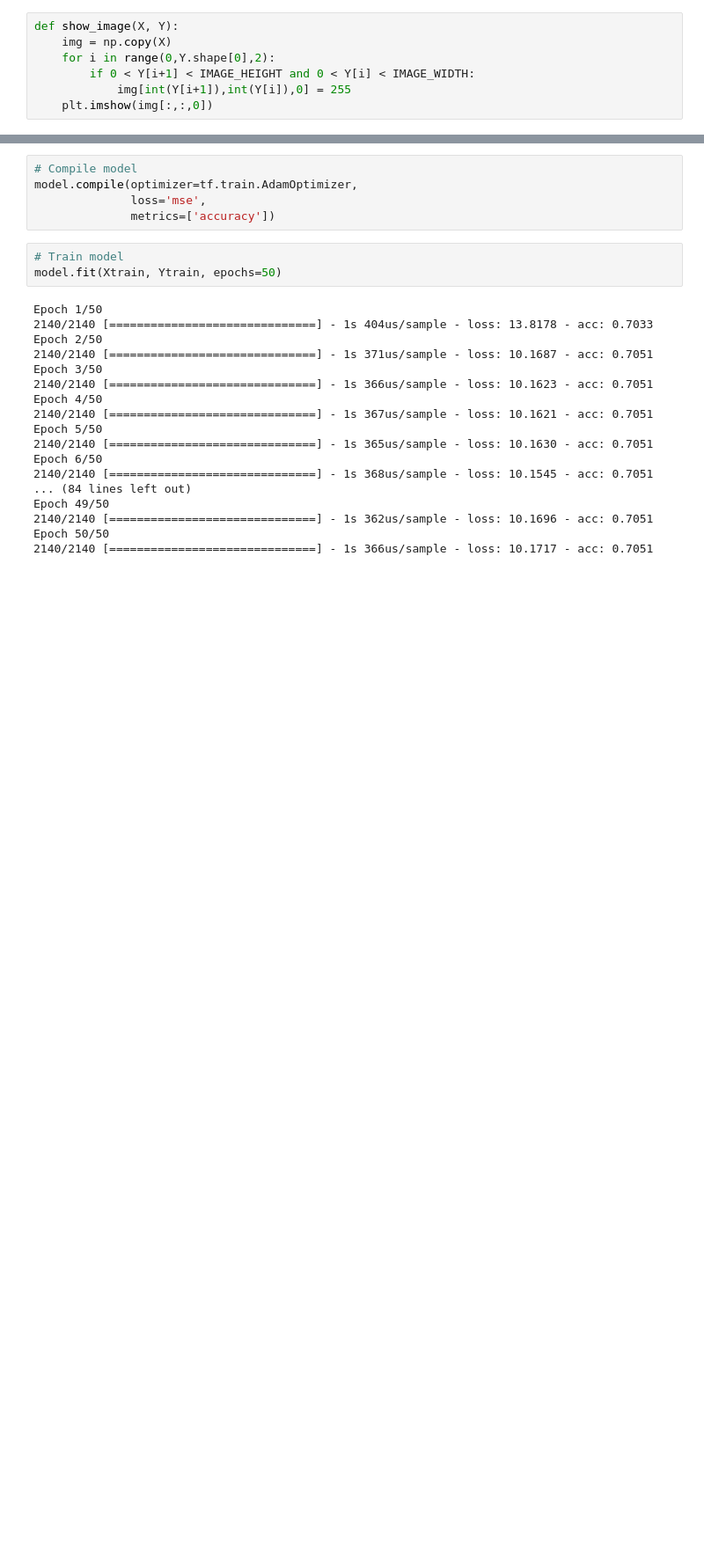
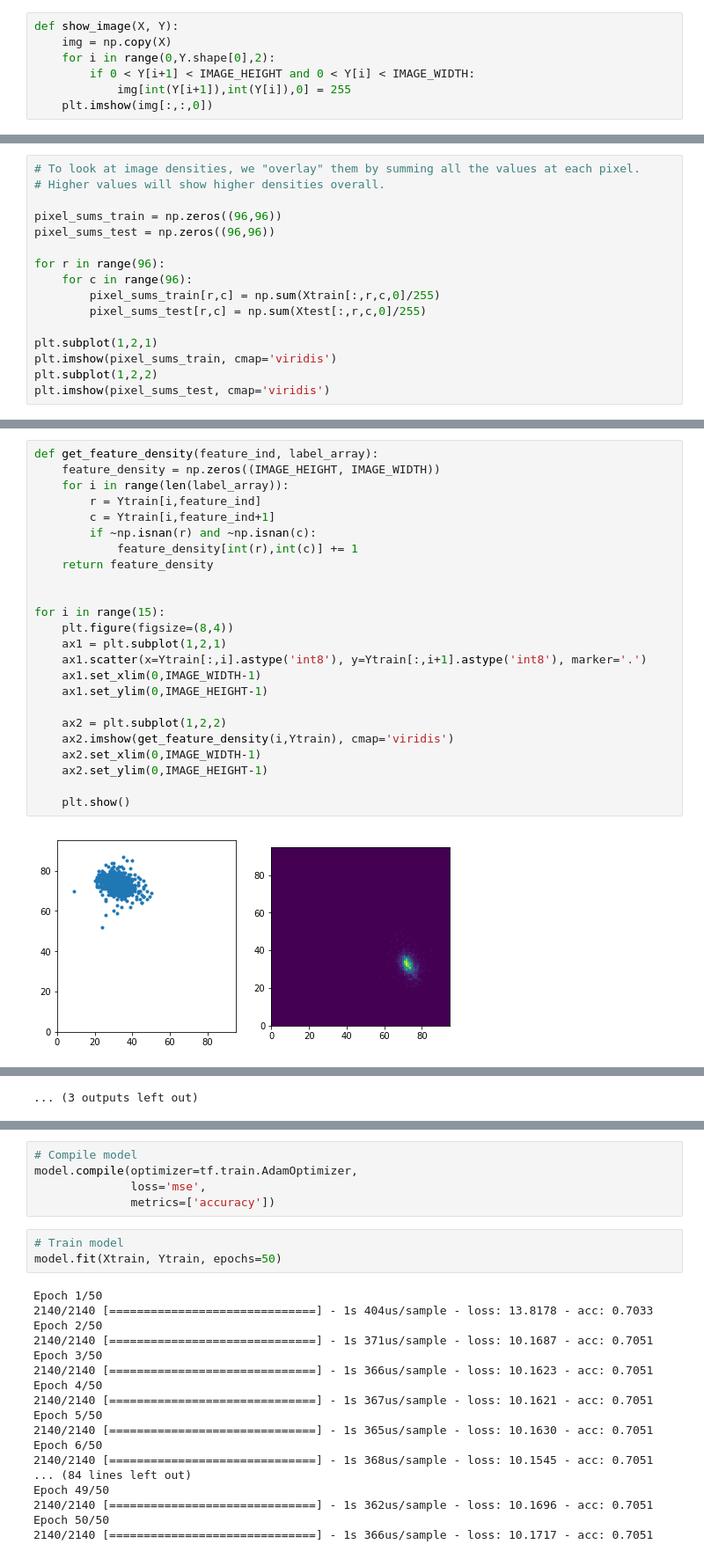
Before and after one commit to tucker-anderson/Facial-Keynotes, a Jupyter notebook: Facial_Keypoints_Notebook_v1.0.ipynb, the cells around one changed output, grey strips where cells are left out. Shown at 88% size. Saved outputs shown, nothing was run; the diff lists cells and outputs as text; blank space fills up the shorter version.

Commit message:
modified:   Facial_Keypoints_Notebook_v1.0.ipynb Added in Pixel value and feature distributions

```diff
--- a/Facial_Keypoints_Notebook_v1.0.ipynb
+++ b/Facial_Keypoints_Notebook_v1.0.ipynb
@@ -207,0 +114,16 @@ IndexError: ignored
+# %%
+# To look at image densities, we "overlay" them by summing all the values at each pixel.
+# Higher values will show higher densities overall.
+
+pixel_sums_train = np.zeros((96,96))
+pixel_sums_test = np.zeros((96,96))
+
+for r in range(96):
+    for c in range(96):
+        pixel_sums_train[r,c] = np.sum(Xtrain[:,r,c,0]/255)
+        pixel_sums_test[r,c] = np.sum(Xtest[:,r,c,0]/255)
+
+plt.subplot(1,2,1)
+plt.imshow(pixel_sums_train, cmap='viridis')
+plt.subplot(1,2,2)
+plt.imshow(pixel_sums_test, cmap='viridis')
@@ -207,0 +140,26 @@ IndexError: ignored
+# %%
+def get_feature_density(feature_ind, label_array):
+    feature_density = np.zeros((IMAGE_HEIGHT, IMAGE_WIDTH))
+    for i in range(len(label_array)):
+        r = Ytrain[i,feature_ind]
+        c = Ytrain[i,feature_ind+1]
+        if ~np.isnan(r) and ~np.isnan(c):
+            feature_density[int(r),int(c)] += 1
+    return feature_density
+
+
+for i in range(15):
+    plt.figure(figsize=(8,4))
+    ax1 = plt.subplot(1,2,1)
+    ax1.scatter(x=Ytrain[:,i].astype('int8'), y=Ytrain[:,i+1].astype('int8'), marker='.')
+    ax1.set_xlim(0,IMAGE_WIDTH-1)
+    ax1.set_ylim(0,IMAGE_HEIGHT-1)
+
+    ax2 = plt.subplot(1,2,2)
+    ax2.imshow(get_feature_density(i,Ytrain), cmap='viridis')
+    ax2.set_xlim(0,IMAGE_WIDTH-1)
+    ax2.set_ylim(0,IMAGE_HEIGHT-1)
+
+    plt.show()
+# %% [output]
+[figure, added]
@@ -207,0 +177 @@ IndexError: ignored
+... (3 outputs left out)
```
Also changed, not shown: parts of 18 cells of this notebook.
